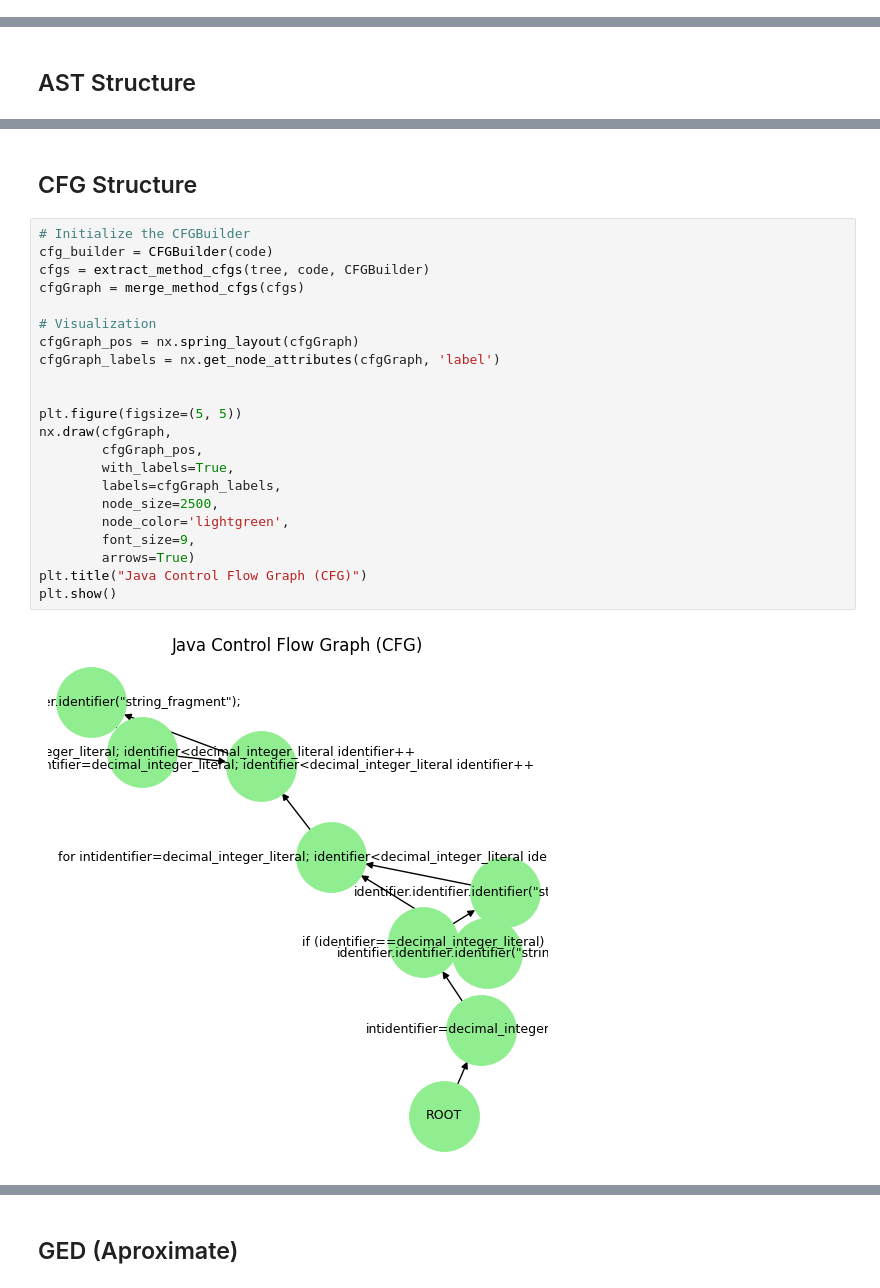
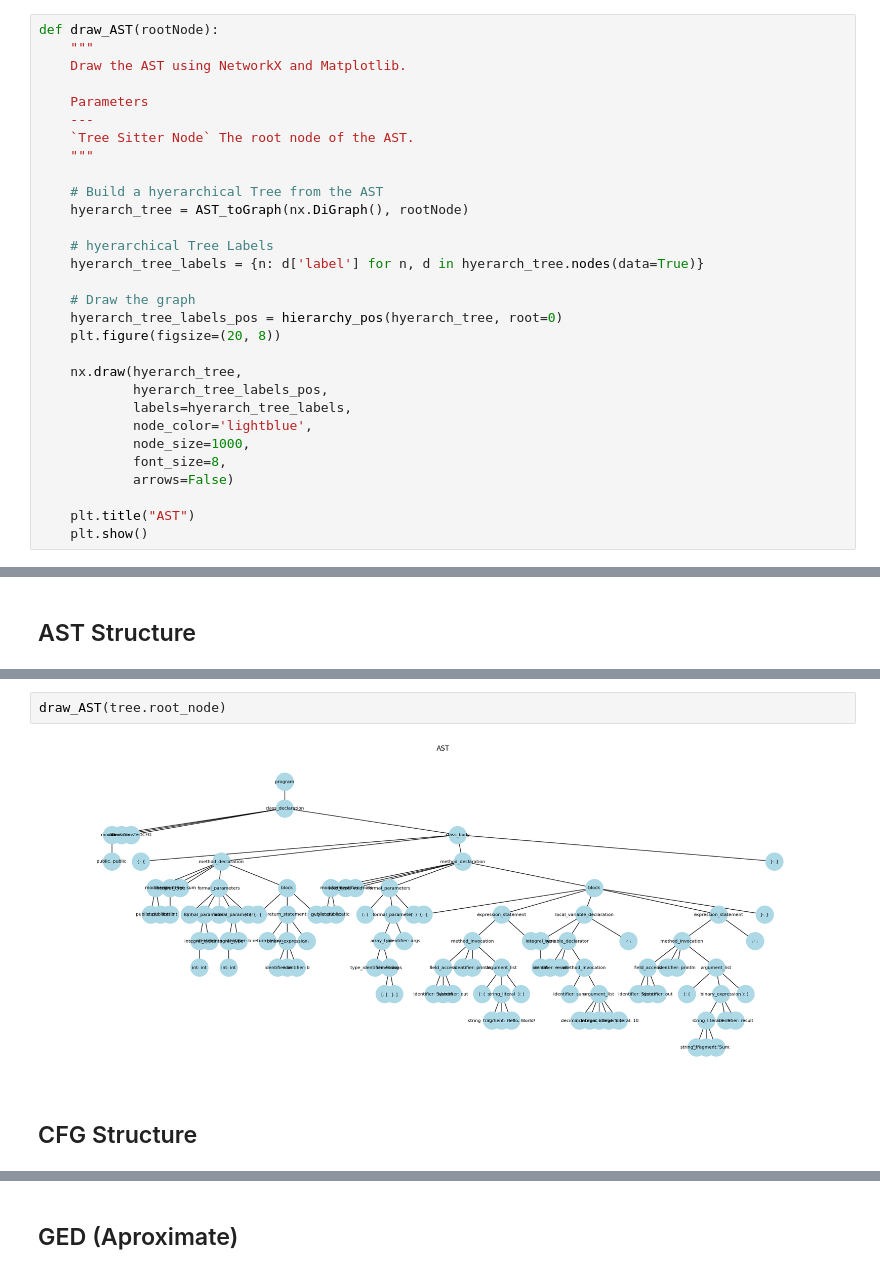
Before and after one commit to Ian326/TC3002B-PlagiarismDetection, a Jupyter notebook: src/tools/AST.ipynb, the cells around one changed output, grey strips where cells are left out. Drawn from its saved outputs; the diff is of its cells as text.

```diff
--- a/src/tools/AST.ipynb
+++ b/src/tools/AST.ipynb
@@ -166,0 +209,30 @@ def printTreeNodes(nodes_list):
+# %%
+def draw_AST(rootNode):
+    """
+    Draw the AST using NetworkX and Matplotlib.
+
+    Parameters
+    ---
+    `Tree Sitter Node` The root node of the AST.
+    """
+
+    # Build a hyerarchical Tree from the AST
+    hyerarch_tree = AST_toGraph(nx.DiGraph(), rootNode)
+
+    # hyerarchical Tree Labels
+    hyerarch_tree_labels = {n: d['label'] for n, d in hyerarch_tree.nodes(data=True)}
+
+    # Draw the graph
+    hyerarch_tree_labels_pos = hierarchy_pos(hyerarch_tree, root=0)
+    plt.figure(figsize=(20, 8))
+
+    nx.draw(hyerarch_tree,
+            hyerarch_tree_labels_pos,
+            labels=hyerarch_tree_labels,
+            node_color='lightblue',
+            node_size=1000,
+            font_size=8,
+            arrows=False)
+
+    plt.title("AST")
+    plt.show()
@@ -608,26 +655,6 @@ plt.show()
+# %%
+draw_AST(tree.root_node)
+# %% [output]
+[figure, added]
 # %% [markdown]
 ## CFG Structure
-# %%
-# Initialize the CFGBuilder
-cfg_builder = CFGBuilder(code)
-cfgs = extract_method_cfgs(tree, code, CFGBuilder)
-cfgGraph = merge_method_cfgs(cfgs)
-
-# Visualization
-cfgGraph_pos = nx.spring_layout(cfgGraph)
-cfgGraph_labels = nx.get_node_attributes(cfgGraph, 'label')
-
-
-plt.figure(figsize=(5, 5))
-nx.draw(cfgGraph,
-        cfgGraph_pos,
-        with_labels=True,
-        labels=cfgGraph_labels,
-        node_size=2500,
-        node_color='lightgreen',
-        font_size=9,
-        arrows=True)
-plt.title("Java Control Flow Graph (CFG)")
-plt.show()
-# %% [output]
-[figure, removed]
```
Also changed, not shown: parts of 33 cells of this notebook, 1 other file.
